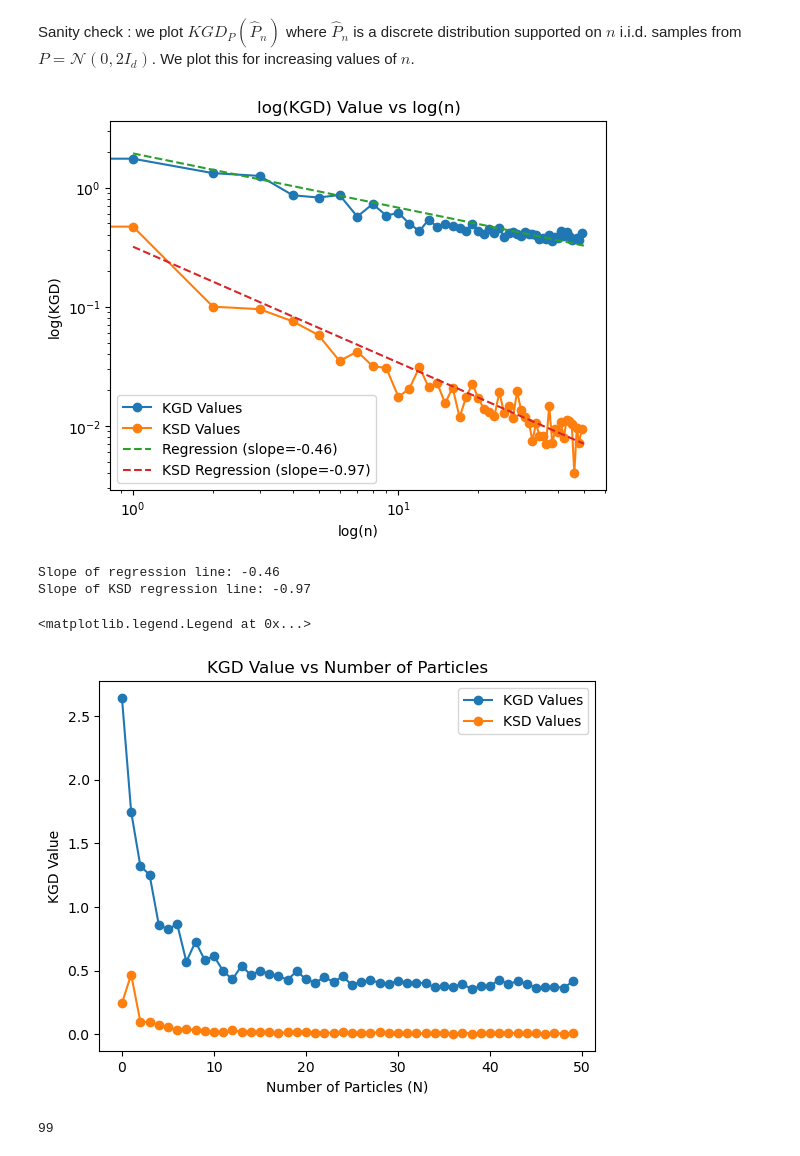
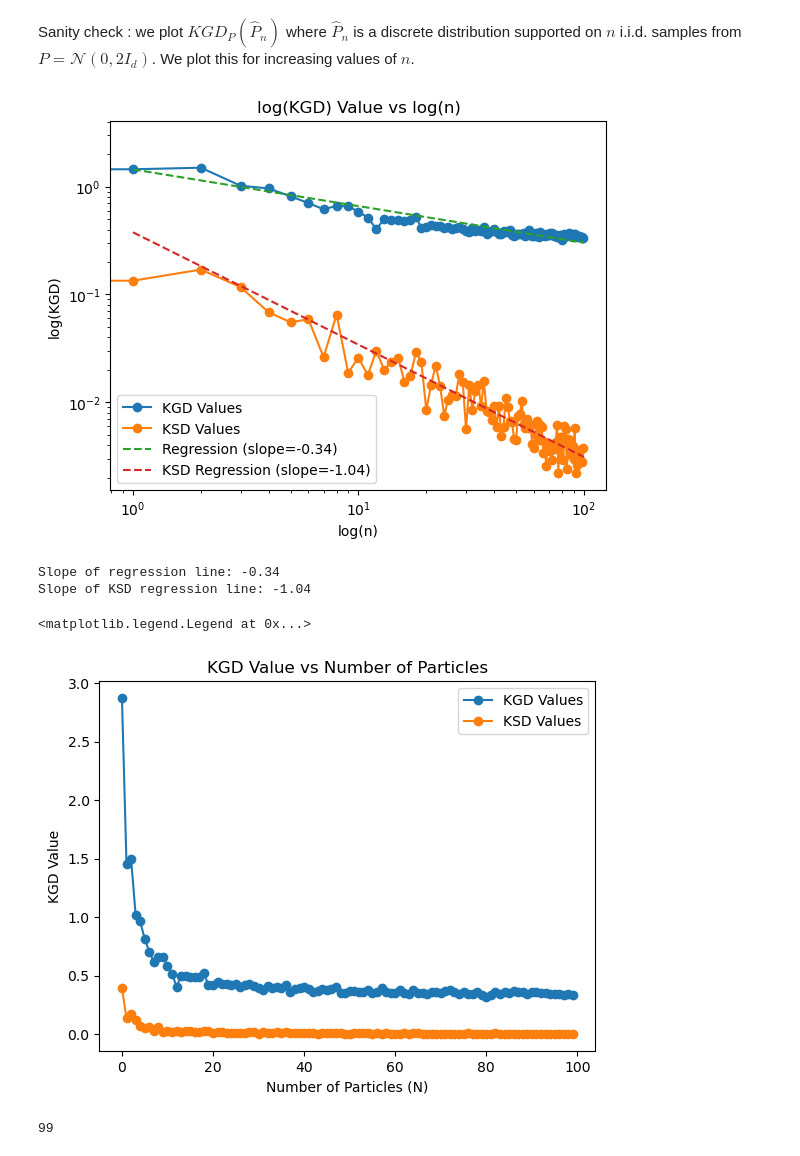
Before and after one commit to clementinechazal/KGD, a Jupyter notebook: jax_mfld.ipynb, the cells around one changed output. Drawn from its saved outputs; the diff is of its cells as text; code cells hidden in the pictures.

```diff
--- a/jax_mfld.ipynb
+++ b/jax_mfld.ipynb
@@ -264,7 +264,7 @@ def dlogp(x):
 stein_kernel = ker.SteinKernel(dlogp, k)
 KSD = ker.KernelSteinDiscrepancy(stein_kernel)
 
-N_max = 50
+N_max = 100
 KGD_N = []
 KSD_N = []
 m = 3
@@ -293,38 +293,38 @@ coef_ksd, intercept_ksd = jnp.linalg.lstsq(A, log_KSD_N, rcond=None)[0]  # Solve
 
 # Plotting
 plt.plot(KGD_N, marker='o', label='KGD Values')
 plt.plot(KSD_N, marker='o', label='KSD Values')
 plt.xscale('log')
 plt.yscale('log')
 plt.xlabel('log(n)')
 plt.ylabel('log(KGD)')
 plt.title('log(KGD) Value vs log(n)')
 plt.legend()
 
 # Display regression line
 plt.plot(jnp.exp(log_N), jnp.exp(coef * log_N + intercept), label=f'Regression (slope={coef:.2f})', linestyle='--')
 plt.plot(jnp.exp(log_N), jnp.exp(coef_ksd * log_N + intercept_ksd), label=f'KSD Regression (slope={coef_ksd:.2f})', linestyle='--')
 plt.legend()
 plt.show()
 
 print(f"Slope of regression line: {coef:.2f}")
 print(f"Slope of KSD regression line: {coef_ksd:.2f}")
 
 
 plt.figure()
 # Plotting
 plt.plot(KGD_N, marker='o', label='KGD Values')
 plt.plot(KSD_N, marker='o', label='KSD Values')
 plt.xlabel('Number of Particles (N)')
 plt.ylabel('KGD Value')
 plt.title('KGD Value vs Number of Particles')
 plt.legend()
 # %% [output]
-[figure, old version]
+[figure, new version]
-Slope of regression line: -0.46
-Slope of KSD regression line: -0.97
+Slope of regression line: -0.34
+Slope of KSD regression line: -1.04
 <matplotlib.legend.Legend at 0x...>
-[figure, old version]
+[figure, new version]
 # %%
 k
 # %% [output]
```
Also changed, not shown: parts of 1 cell of this notebook.
